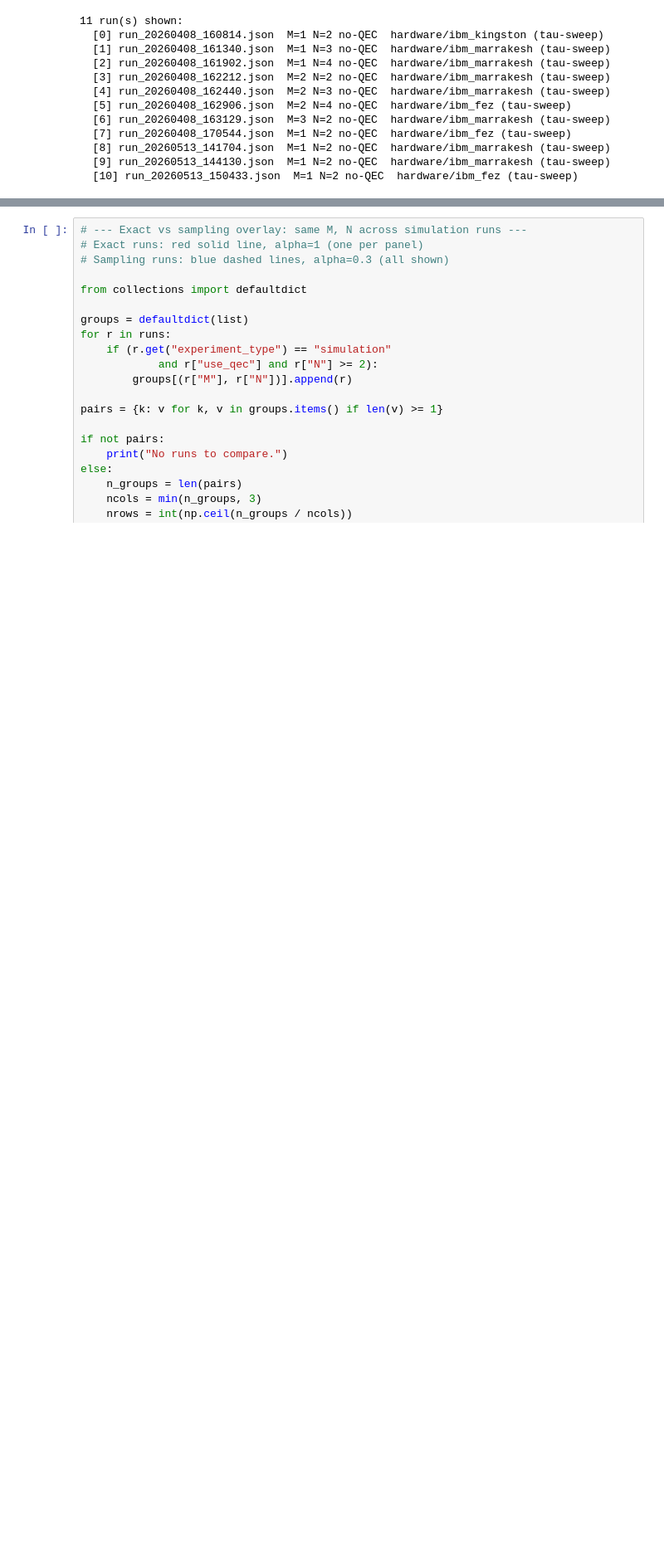
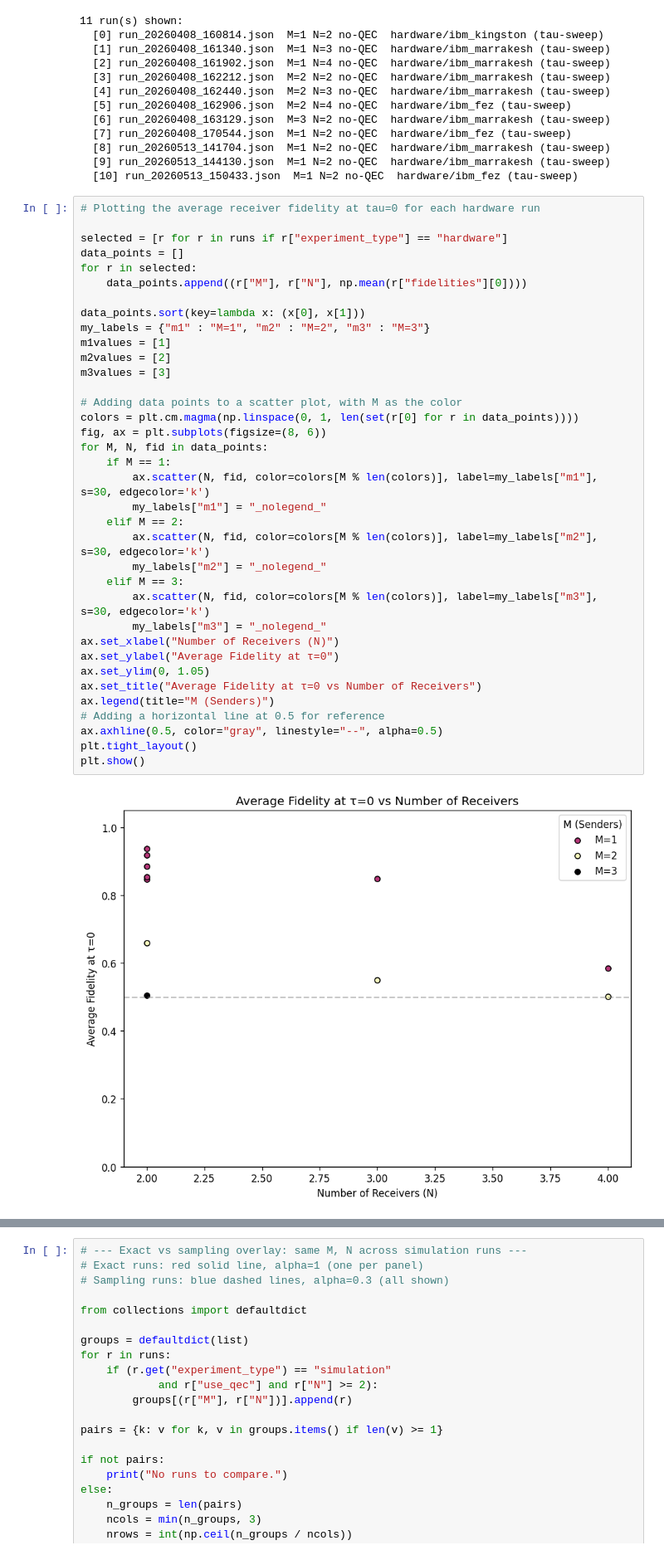
Before and after one commit to mtp354/Broadcasting, a Jupyter notebook: visualizations.ipynb, the cells around one changed output, grey strips where cells are left out. Shown at 83% size. Cells and saved outputs as stored; diff of their text form; blank space fills up the shorter version.

```diff
--- a/visualizations.ipynb
+++ b/visualizations.ipynb
@@ -206,3 +207,41 @@ else:
   [8] run_20260513_141704.json  M=1 N=2 no-QEC  hardware/ibm_marrakesh (tau-sweep)
   [9] run_20260513_144130.json  M=1 N=2 no-QEC  hardware/ibm_marrakesh (tau-sweep)
   [10] run_20260513_150433.json  M=1 N=2 no-QEC  hardware/ibm_fez (tau-sweep)
+# %%
+# Plotting the average receiver fidelity at tau=0 for each hardware run
+
+selected = [r for r in runs if r["experiment_type"] == "hardware"]
+data_points = []
+for r in selected:
+    data_points.append((r["M"], r["N"], np.mean(r["fidelities"][0])))
+
+data_points.sort(key=lambda x: (x[0], x[1]))
+my_labels = {"m1" : "M=1", "m2" : "M=2", "m3" : "M=3"}
+m1values = [1]
+m2values = [2]
+m3values = [3]
+
+# Adding data points to a scatter plot, with M as the color
+colors = plt.cm.magma(np.linspace(0, 1, len(set(r[0] for r in data_points))))
+fig, ax = plt.subplots(figsize=(8, 6))
+for M, N, fid in data_points:
+    if M == 1:
+        ax.scatter(N, fid, color=colors[M % len(colors)], label=my_labels["m1"], s=30, edgecolor='k')
+        my_labels["m1"] = "_nolegend_"
+    elif M == 2:
+        ax.scatter(N, fid, color=colors[M % len(colors)], label=my_labels["m2"], s=30, edgecolor='k')
+        my_labels["m2"] = "_nolegend_"
+    elif M == 3:
+        ax.scatter(N, fid, color=colors[M % len(colors)], label=my_labels["m3"], s=30, edgecolor='k')
+        my_labels["m3"] = "_nolegend_"
+ax.set_xlabel("Number of Receivers (N)")
+ax.set_ylabel("Average Fidelity at τ=0")
+ax.set_ylim(0, 1.05)
+ax.set_title("Average Fidelity at τ=0 vs Number of Receivers")
+ax.legend(title="M (Senders)")
+# Adding a horizontal line at 0.5 for reference
+ax.axhline(0.5, color="gray", linestyle="--", alpha=0.5)
+plt.tight_layout()
+plt.show()
+# %% [output]
+[figure, added]
```
Also changed, not shown: parts of 3 cells of this notebook, 8 other files.
